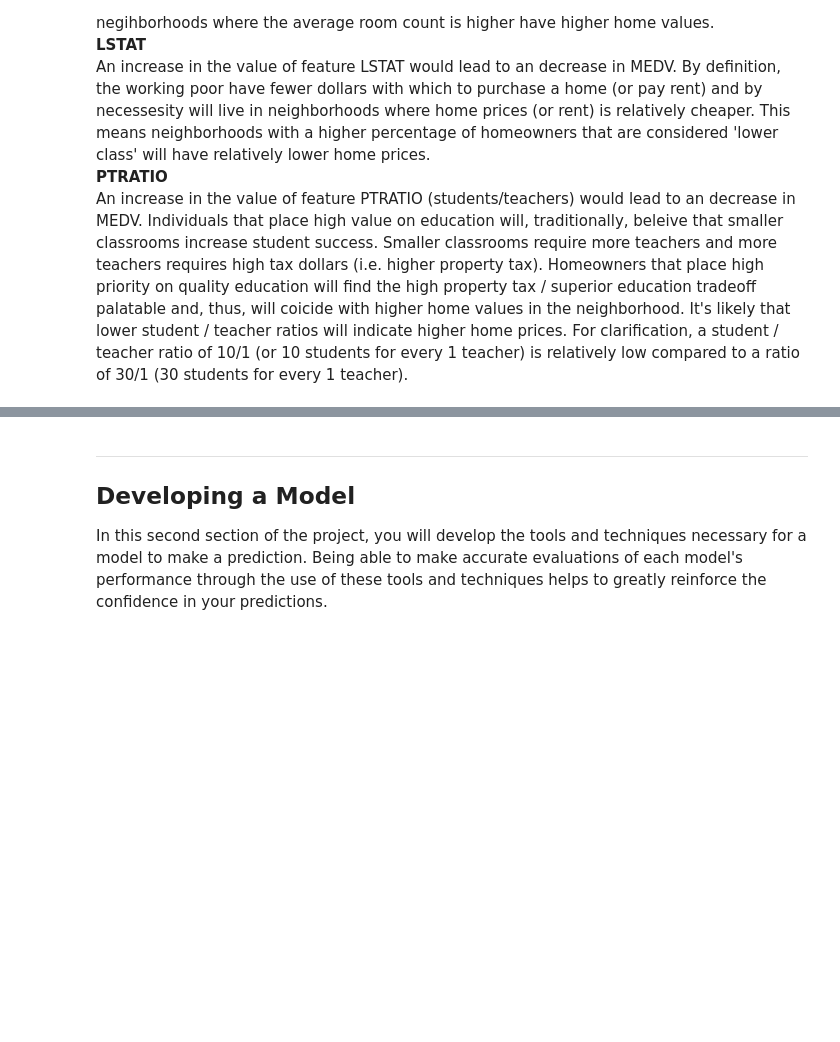
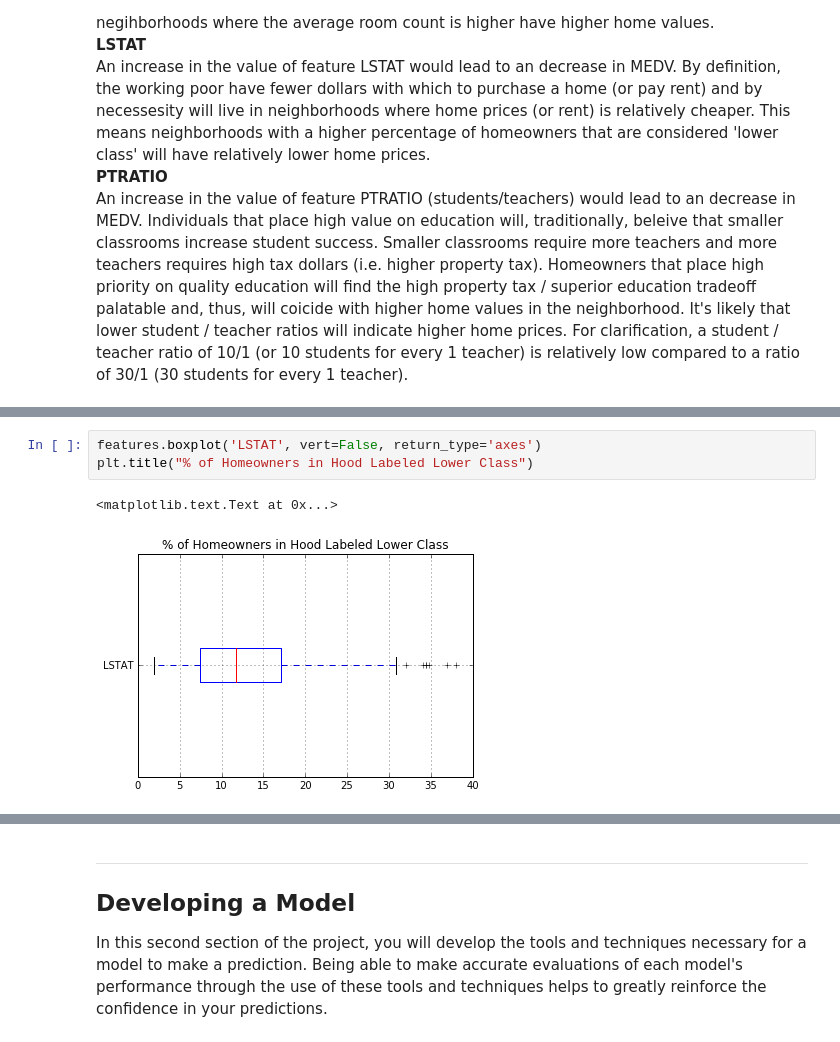
Before and after one commit to FrankRuns/machine-learning, a Jupyter notebook: projects/boston_housing/boston_housing.ipynb, the cells around one changed output, grey strips where cells are left out. Drawn from its saved outputs; the diff is of its cells as text; blank space fills up the shorter version.

```diff
--- a/projects/boston_housing/boston_housing.ipynb
+++ b/projects/boston_housing/boston_housing.ipynb
@@ -100,0 +116,6 @@ An increase in the value of feature PTRATIO (students/teachers) would lead to an
+# %%
+features.boxplot('LSTAT', vert=False, return_type='axes')
+plt.title("% of Homeowners in Hood Labeled Lower Class")
+# %% [output]
+<matplotlib.text.Text at 0x...>
+[figure, added]
```
Also changed, not shown: parts of 14 cells of this notebook, 1 other file.
